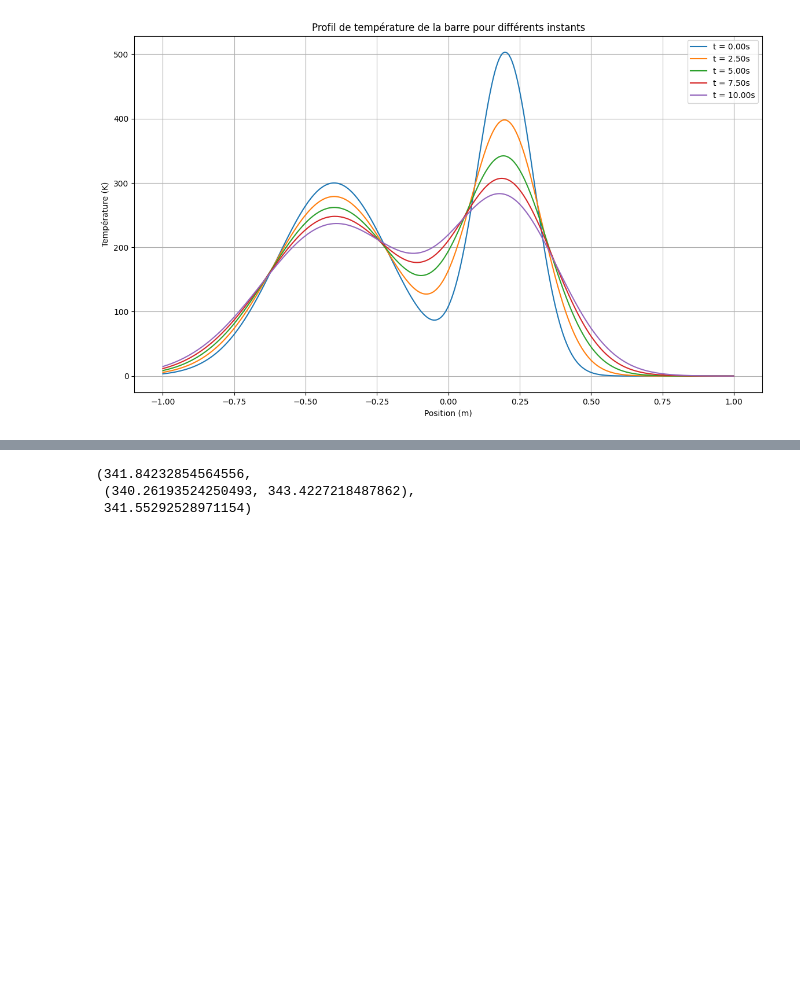
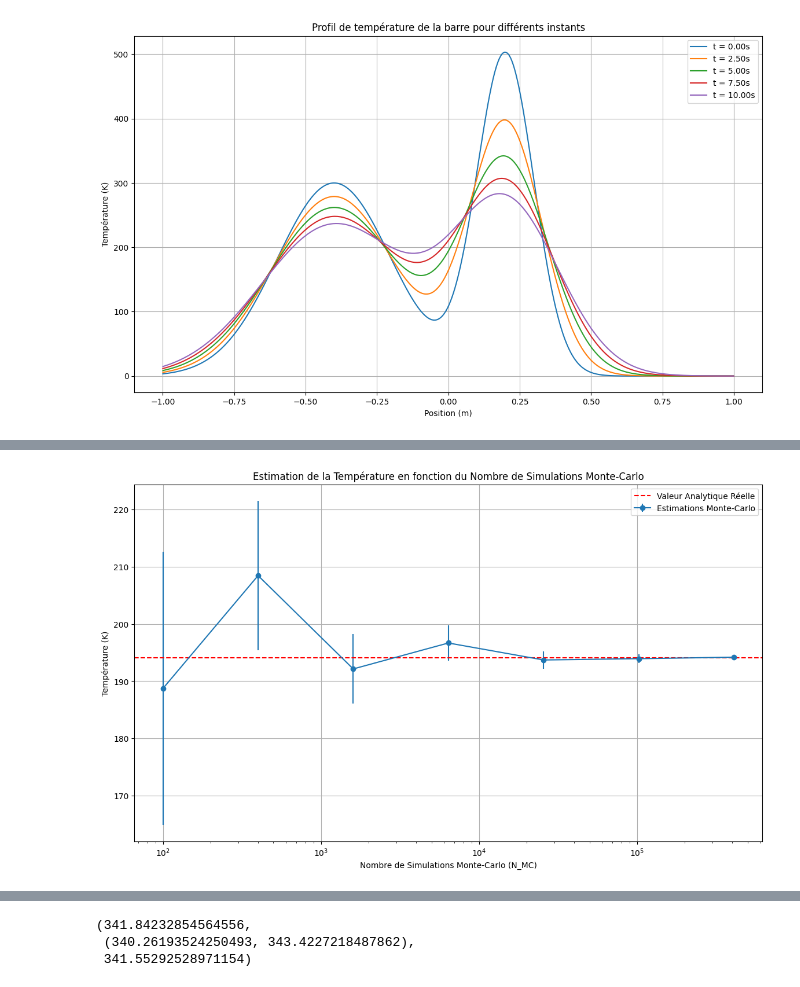
Before and after one commit to malayaan/calcul_sto, a Jupyter notebook: td1/tp_paul.Ipynb, the cells around one changed output, grey strips where cells are left out. Drawn from its saved outputs; the diff is of its cells as text; code cells hidden in the pictures; blank space fills up the shorter version.

```diff
--- a/td1/tp_paul.Ipynb
+++ b/td1/tp_paul.Ipynb
@@ -134,3 +166,39 @@ Niveau de Confiance Annoncé : Vérifier que l'intervalle de confiance à 95% co
+# %%
+# La température analytique réelle à t=5 et x=0
+real_temperature_t5 = temperature(5, 0, theta1, theta2, mu1, mu2, sigma1, sigma2, sigma)
+
+# Initialiser le nombre de simulations pour la méthode Monte-Carlo
+N_simulations = [100 * 4**i for i in range(7)]  # par exemple, 1000, 4000, 16000, 64000
+
+# Préparer les listes pour les résultats Monte-Carlo
+mean_temperatures = []
+confidence_intervals = []
+
+# Exécuter les simulations Monte-Carlo
+for N in N_simulations:
+    mean_theta, conf_int = monte_carlo(
+        t=5, x=0, N=N, theta1=theta1, theta2=theta2, mu1=mu1, mu2=mu2, sigma1=sigma1, sigma2=sigma2, sigma=sigma)
+    mean_temperatures.append(mean_theta)
+    confidence_intervals.append(conf_int[1] - mean_theta)
+
+# Créer le graphique
+plt.figure(figsize=(14, 8))
+
+# Afficher les estimations Monte-Carlo
+plt.errorbar(N_simulations, mean_temperatures, yerr=confidence_intervals, fmt='o-', label='Estimations Monte-Carlo')
+
+# Ligne horizontale pour la valeur analytique réelle
+plt.axhline(y=real_temperature_t5, color='r', linestyle='--', label='Valeur Analytique Réelle')
+
+plt.title('Estimation de la Température en fonction du Nombre de Simulations Monte-Carlo')
+plt.xscale('log')  # Echelle logarithmique pour mieux visualiser les différentes échelles de N
+plt.xlabel('Nombre de Simulations Monte-Carlo (N_MC)')
+plt.ylabel('Température (K)')
+plt.legend()
+plt.grid(True)
+plt.show()
+# %% [output]
+[figure, added]
 # %%
 # Fonction pour effectuer plusieurs estimations Monte-Carlo et vérifier la consistance et le niveau de confiance
 def verifier_procedure_estimation(N_simulations, repetitions, t, x, theta1, theta2, mu1, mu2, sigma1, sigma2, sigma):
```
Also changed, not shown: parts of 6 cells of this notebook, 1 other file.
